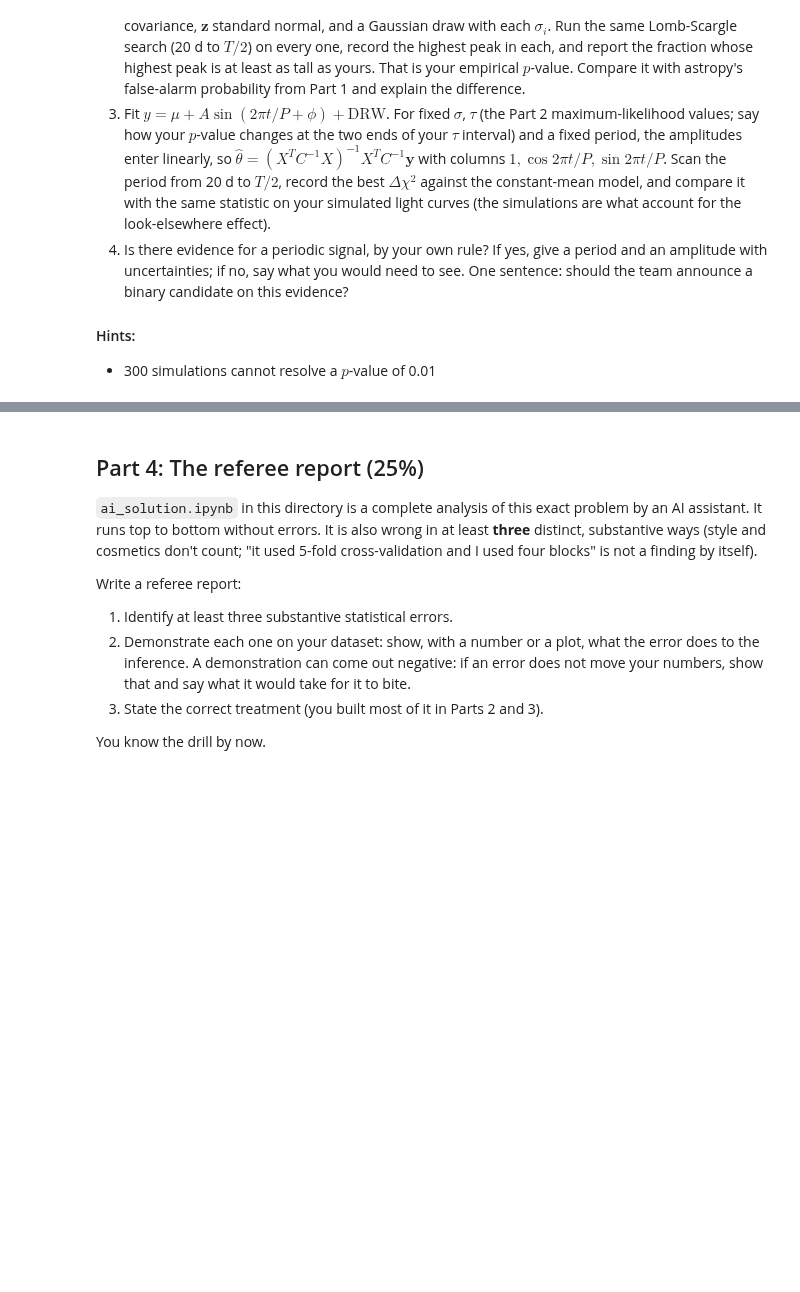
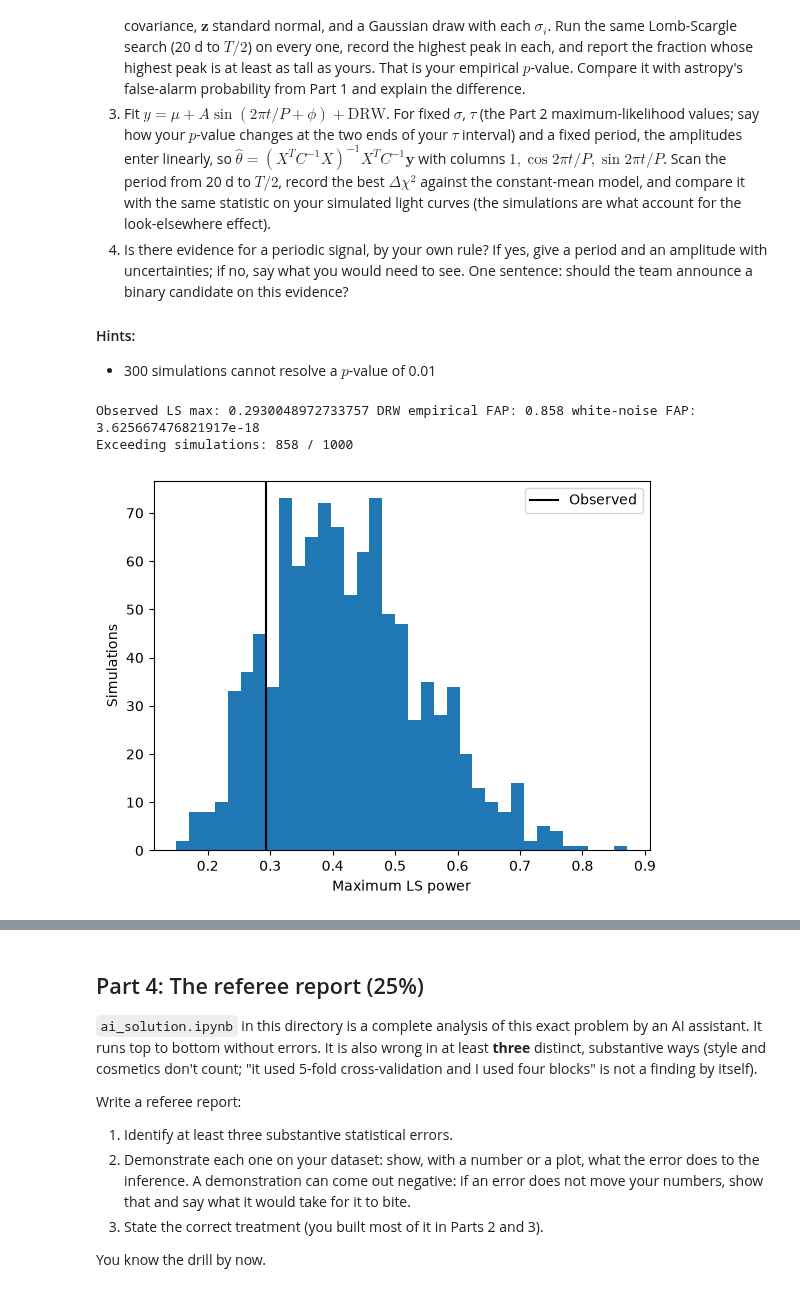
Before and after one commit to PranavanRajaratnam/ast457_2026_Fall, a Jupyter notebook: labs/07/lab07.ipynb, the cells around one changed output, grey strips where cells are left out. Saved outputs shown, nothing was run; the diff lists cells and outputs as text; code cells hidden in the pictures; blank space fills up the shorter version.

```diff
--- a/labs/07/lab07.ipynb
+++ b/labs/07/lab07.ipynb
@@ -82,3 +256,19 @@ The question is whether the highest peak is too tall to be noise, so the answer
 - 300 simulations cannot resolve a $p$-value of 0.01
 # %%
 # Part 3: your work here
+N_SIM=1000
+rng_sim=np.random.default_rng(45707)
+mu,s,tau=th_exp
+Kd=cov(dt,np.zeros_like(e),s,tau,'exp')
+L=np.linalg.cholesky(Kd + 1e-12*np.eye(len(t)))
+sims=mu+(L @ rng_sim.normal(size=(len(t),N_SIM))).T + rng_sim.normal(size=(N_SIM,len(t)))*e
+# Use identical LS frequency grid & normalization
+sim_peaks=np.array([LombScargle(t,sim,dy=e).power(freq).max() for sim in sims])
+p_emp_ls=np.mean(sim_peaks>=power[i_peak])
+print('Observed LS max:',power[i_peak], 'DRW empirical FAP:',p_emp_ls,'white-noise FAP:',fap_white)
+print('Exceeding simulations:',np.sum(sim_peaks>=power[i_peak]),'/',N_SIM)
+plt.hist(sim_peaks,bins=35);plt.axvline(power[i_peak],color='black',label='Observed');plt.xlabel('Maximum LS power');plt.ylabel('Simulations');plt.legend();plt.show()
+# %% [output]
+Observed LS max: 0.2930048972733757 DRW empirical FAP: 0.858 white-noise FAP: 3.625667476821917e-18
+Exceeding simulations: 858 / 1000
+[figure, added]
```
Also changed, not shown: parts of 16 cells of this notebook.
